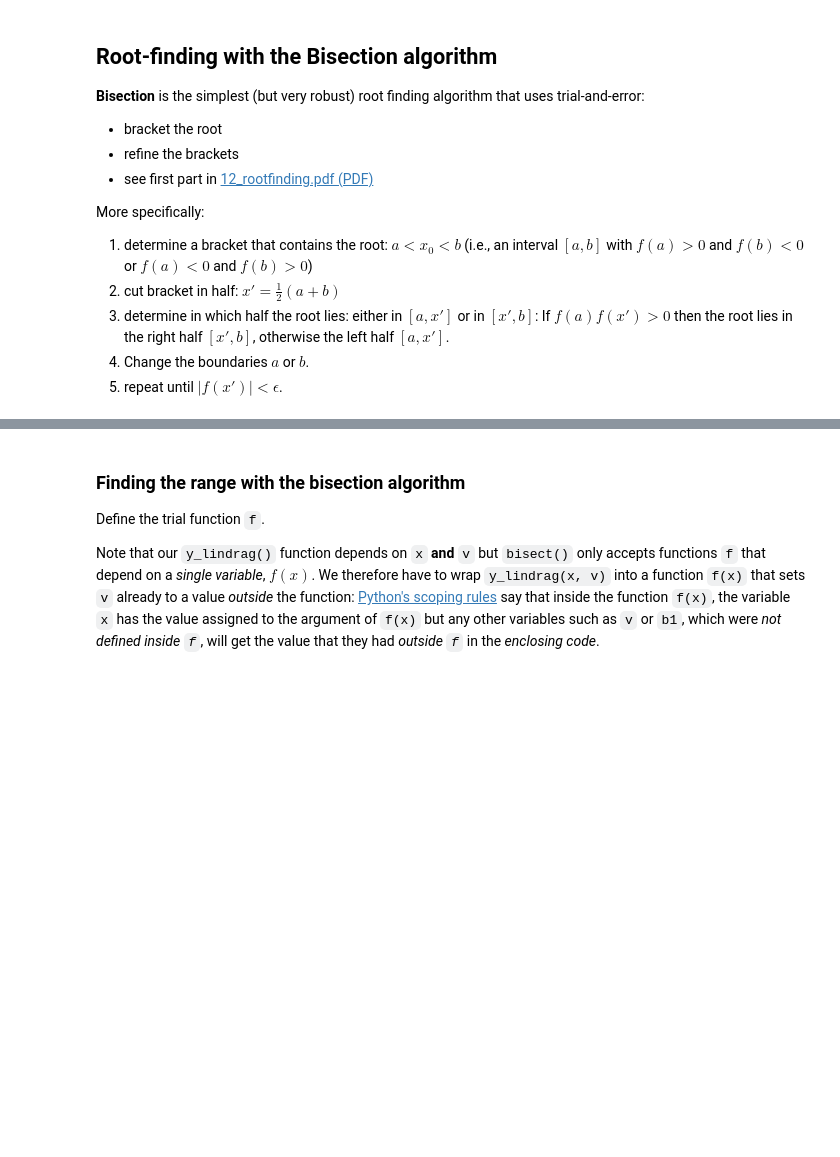
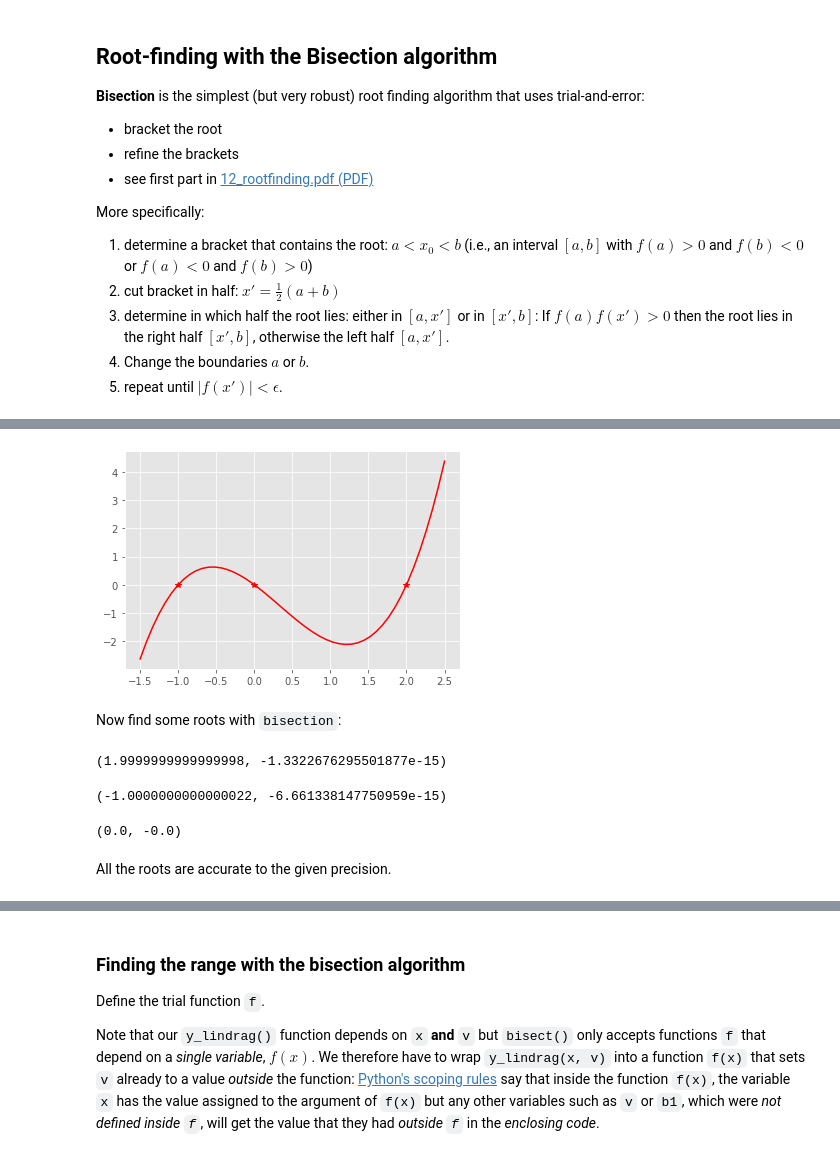
Before and after one commit to Py4Phy/PHY432-resources, a Jupyter notebook: 12_root_finding/12-Root-finding.ipynb, the cells around one changed output, grey strips where cells are left out. Cells and saved outputs as stored; diff of their text form; code cells hidden in the pictures; blank space fills up the shorter version.

Commit message:
updated 12 Root Finding (full)
- testing bisection()
- use try/except in bisection()

```diff
--- a/12_root_finding/12-Root-finding.ipynb
+++ b/12_root_finding/12-Root-finding.ipynb
@@ -233,0 +250,29 @@ def bisection(f, a, b, Nmax=100, eps=1e-14):
+# %%
+def p(x):
+    return (x+1)*(x-2)*x
+# %%
+X = np.linspace(-1.5, 2.5, 50)
+X0 = np.array([-1, 0, 2])
+plt.plot(X, p(X), 'r-')
+plt.plot(X0, p(X0), 'r*');
+# %% [output]
+[figure, added]
+# %% [markdown]
+Now find some roots with `bisection`:
+# %%
+x0 = bisection(p, 0.3, 3)
+x0, p(x0)
+# %% [output]
+(1.9999999999999998, -1.3322676295501877e-15)
+# %%
+x0 = bisection(p, -100, -0.5)
+x0, p(x0)
+# %% [output]
+(-1.0000000000000022, -6.661338147750959e-15)
+# %%
+x0 = bisection(p, -0.5, 0.5)
+x0, p(x0)
+# %% [output]
+(0.0, -0.0)
+# %% [markdown]
+All the roots are accurate to the given precision.
```
Also changed, not shown: parts of 8 cells of this notebook.
